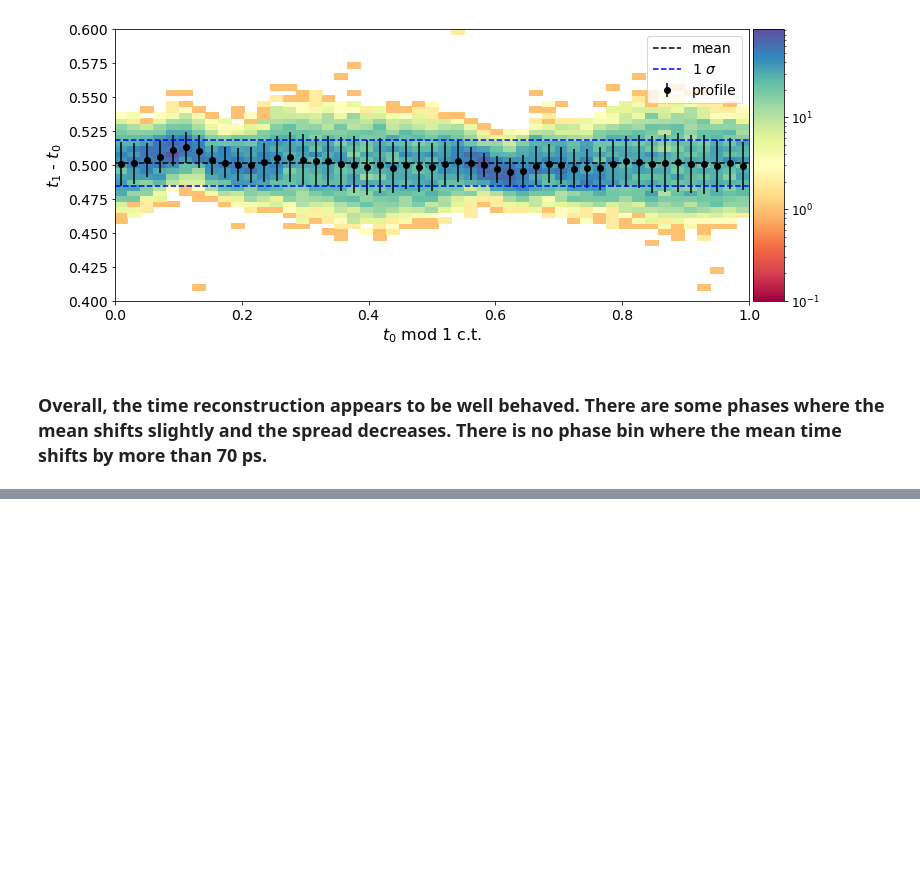
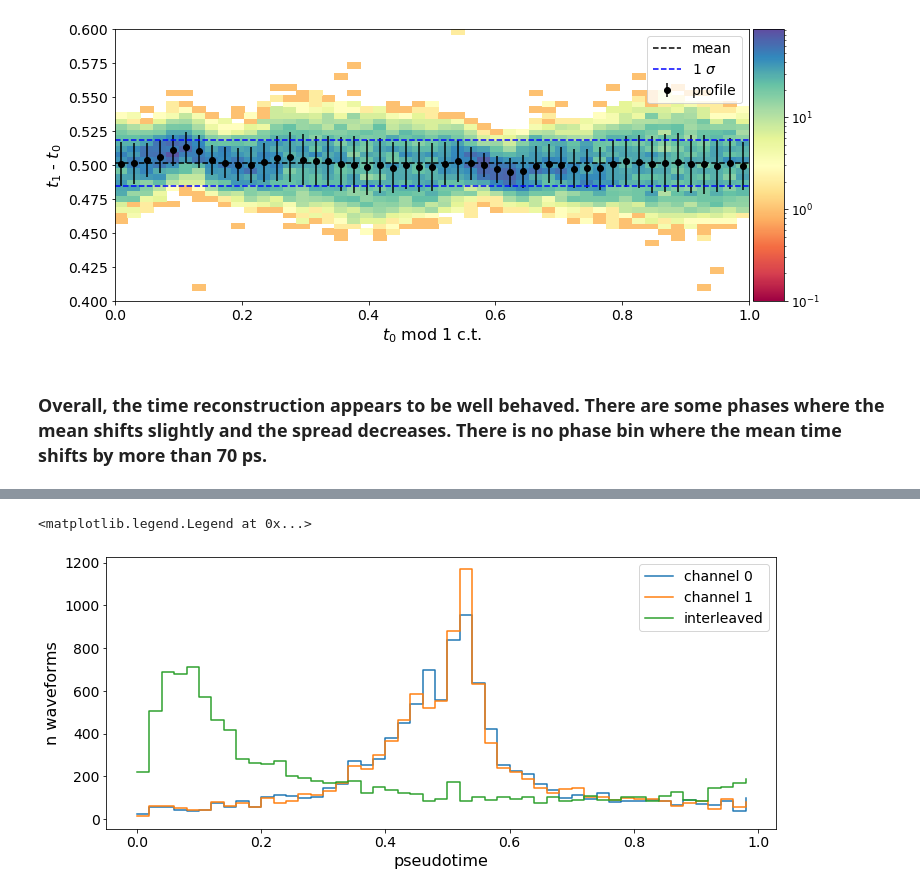
Before and after one commit to baldonia/wdc_zedboard, a Jupyter notebook: notebooks/nov_18_2020_measurements.ipynb, the cells around one changed output, grey strips where cells are left out. Saved outputs shown, nothing was run; the diff lists cells and outputs as text; code cells hidden in the pictures; blank space fills up the shorter version.

```diff
--- a/notebooks/nov_18_2020_measurements.ipynb
+++ b/notebooks/nov_18_2020_measurements.ipynb
@@ -455,9 +405,7 @@ for event in template_wfms:
 # %%
 rtime_vals = [np.array([wfms[i]['rtime'] for wfms in template_wfms]) for i in range(3)]
 
-rt_hists = []
-for rtimes in rtime_vals:
-    rt_hists.append(np.histogram(rtimes, ptime_hist_bins)[0])
+rt_hists = [np.histogram(rtimes, ptime_hist_bins)[0] for rtimes in rtime_vals]
 
 fig, ax = plt.subplots(figsize=(12, 5))
 for hist, label in zip(rt_hists, ['channel 0', 'channel 1', 'interleaved']):
@@ -759,0 +698,18 @@ Text(0, 0.5, '$t_1$ - $t_0$')
+# %%
+ptime_vals = [np.array([wfms[i]['ptime'] for wfms in second_wfms]) for i in range(3)]
+ptime_hist_bins = np.linspace(0, 1, 51)
+
+hists = []
+for ptimes in ptime_vals:
+    hists.append(np.histogram(ptimes, ptime_hist_bins)[0])
+
+fig, ax = plt.subplots(figsize=(12, 5))
+for hist, label in zip(hists, ['channel 0', 'channel 1', 'interleaved']):
+    ax.step(ptime_hist_bins[:-1], hist, where='post', label=label)
+
+ax.set_xlabel('pseudotime')
+ax.set_ylabel('n waveforms')
+ax.legend()
+# %% [output]
+<matplotlib.legend.Legend at 0x...>
+[figure, added]
```
Also changed, not shown: parts of 33 cells of this notebook, 4 other files.
